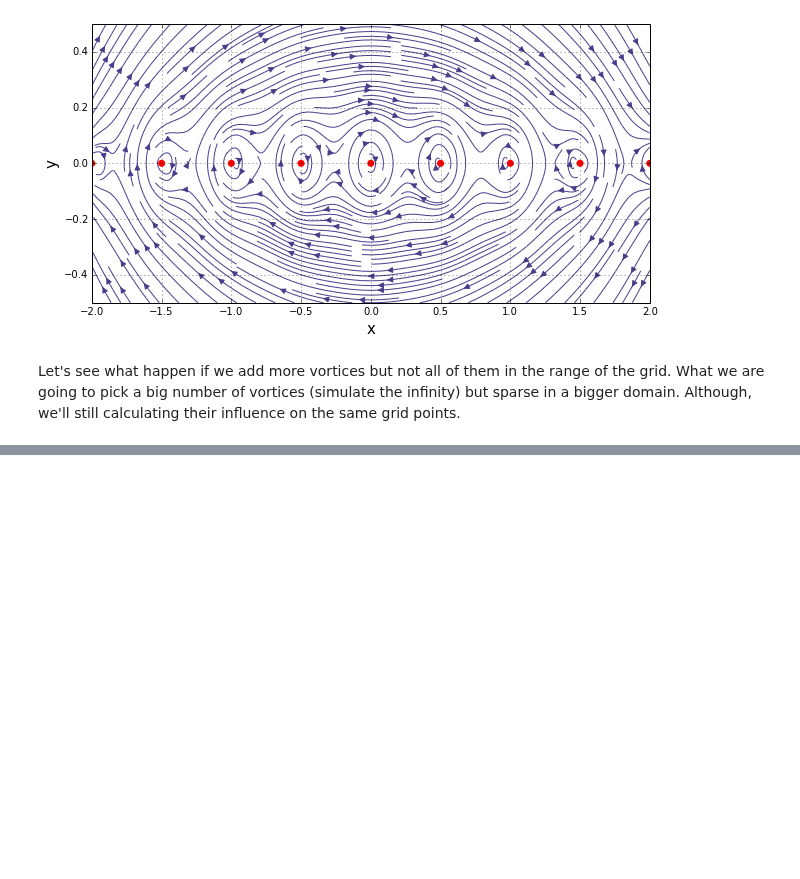
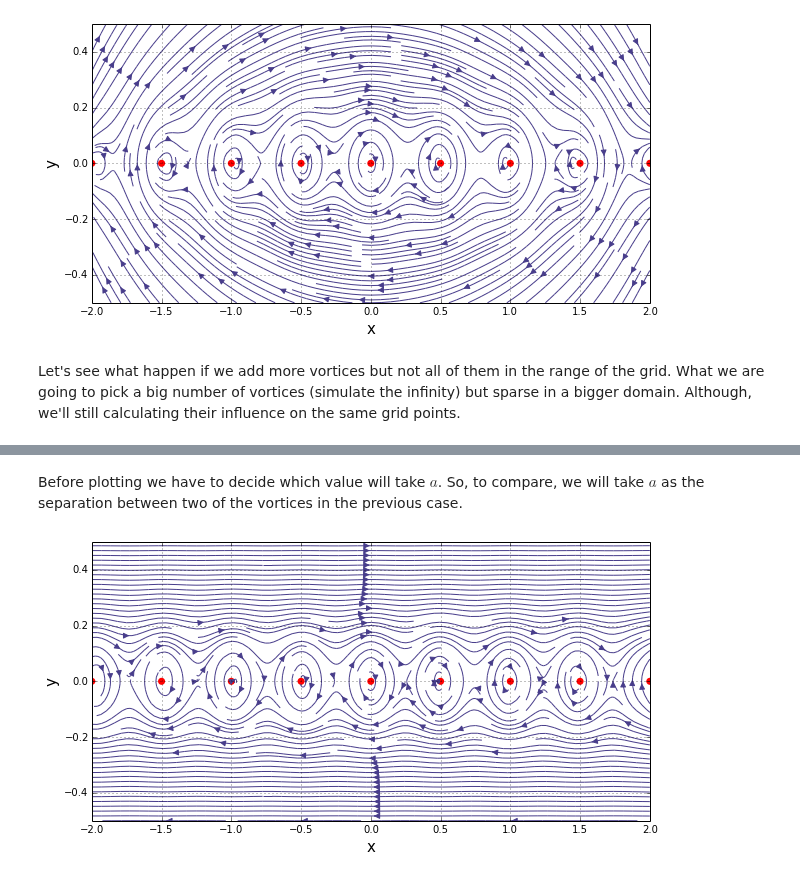
Before and after one commit to engamohd/AeroPython, a Jupyter notebook: my_codes/lesson05_mc.ipynb, the cells around one changed output, grey strips where cells are left out. Saved outputs shown, nothing was run; the diff lists cells and outputs as text; code cells hidden in the pictures; blank space fills up the shorter version.

Commit message:
Add infinity row, almost done

```diff
--- a/my_codes/lesson05_mc.ipynb
+++ b/my_codes/lesson05_mc.ipynb
@@ -223,3 +224,48 @@ Therefore, the Cartesian velocity components of an infinite row of vortices are
 $$u\left(x,y\right) = +\frac{\Gamma}{2a}\frac{\sinh\left(\frac{2\pi y}{a}\right)}{\cosh\left(\frac{2\pi y}{a}\right)-\cos\left(\frac{2\pi x}{a}\right)}$$
 
 $$v\left(x,y\right) = -\frac{\Gamma}{2a}\frac{\sin\left(\frac{2\pi x}{a}\right)}{\cosh\left(\frac{2\pi y}{a}\right)-\cos\left(\frac{2\pi x}{a}\right)}$$
+# %%
+#Let's code the infinity row by defining a function.
+
+def get_velocity_infinity_row(strength, a, X, Y):
+    """Returns the velocity field generated by a vortex.
+
+    Arguments
+    ---------
+    strength: strength of the vortex.
+    a: separation between 2 vortices in the infinity row
+    X, Y: mesh grid.
+
+    """
+    factor = strength/(2*a)/((numpy.cosh(2*numpy.pi*Y/a))-(numpy.cos(2*numpy.pi*X/a))) #This term appears in both u,v
+    u = factor*numpy.sinh(2*numpy.pi*Y/a)
+    v = -factor*numpy.sin(2*numpy.pi*X/a)
+
+    return u, v
+# %% [markdown]
+Before plotting we have to decide which value will take $a$. So, to compare, we will take $a$ as the separation between two of the vortices in the previous case.
+# %%
+#Defining 'a'
+a = (x_end_v - x_start_v)/N_vortices_2
+
+#Let's call the function to calculate the velocity field
+u_inf_row, v_inf_row = get_velocity_infinity_row(Gamma, a, X, Y)
+# %%
+#Now plotting the streamlines of the infinity row
+
+pyplot.figure(figsize=(10,5))      #set plot size
+pyplot.grid(True)                  #plot the grid
+
+#We still ploting in the grid range, to compare the plot with  the previous version
+pyplot.xlim(x_start, x_end)        #set x-lim
+pyplot.ylim(y_start, y_end)        #set y-lim
+pyplot.xlabel('x', fontsize=15)    #set x-label
+pyplot.ylabel('y', fontsize=15)    #set y-label
+
+#vortices (we are using them just to visualize)
+pyplot.scatter(x_vort_2, y_vort_2, s=50, color='r', marker='o', linewidth=0)
+
+#streamlines
+pyplot.streamplot(X, Y, u_inf_row, v_inf_row, density=2, linewidth=1, arrowsize=1.2, arrowstyle='-|>',color='#483D8B');
+# %% [output]
+[figure, added]
```
Also changed, not shown: parts of 3 cells of this notebook.
